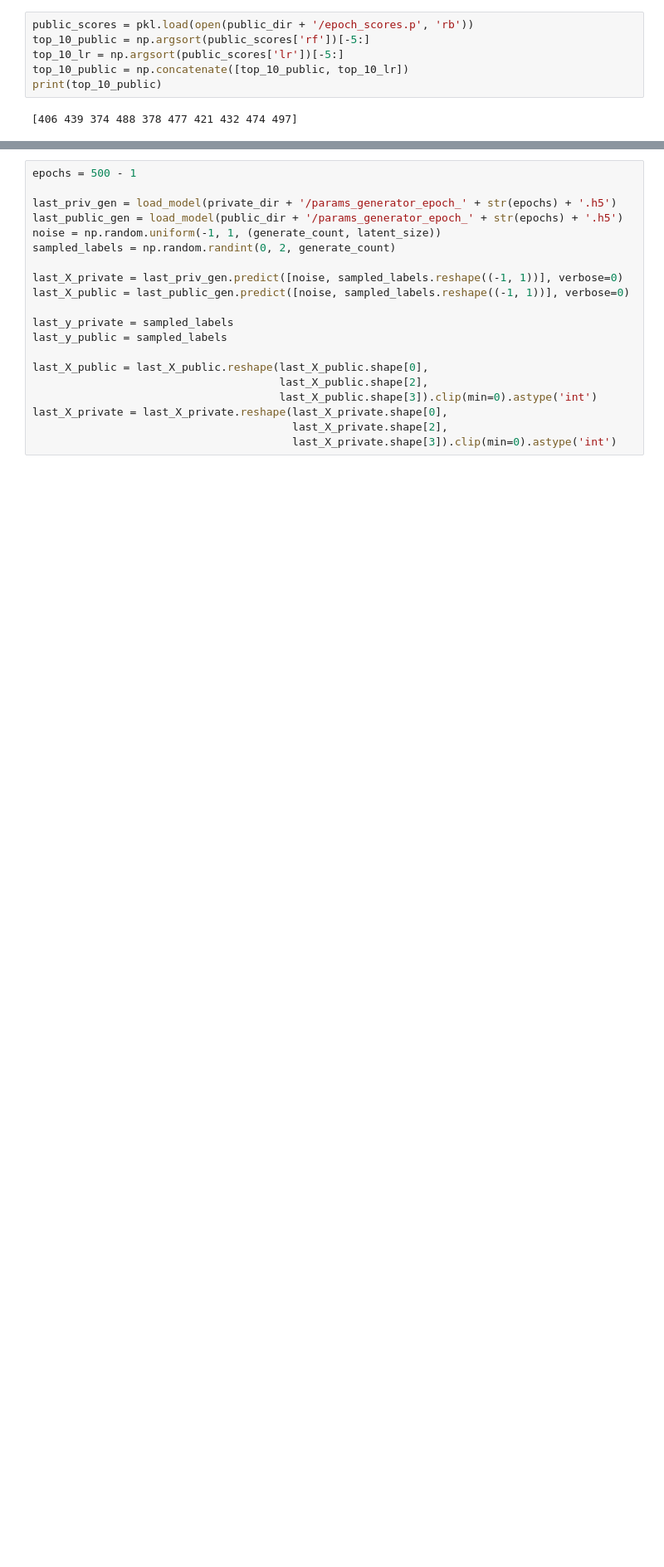
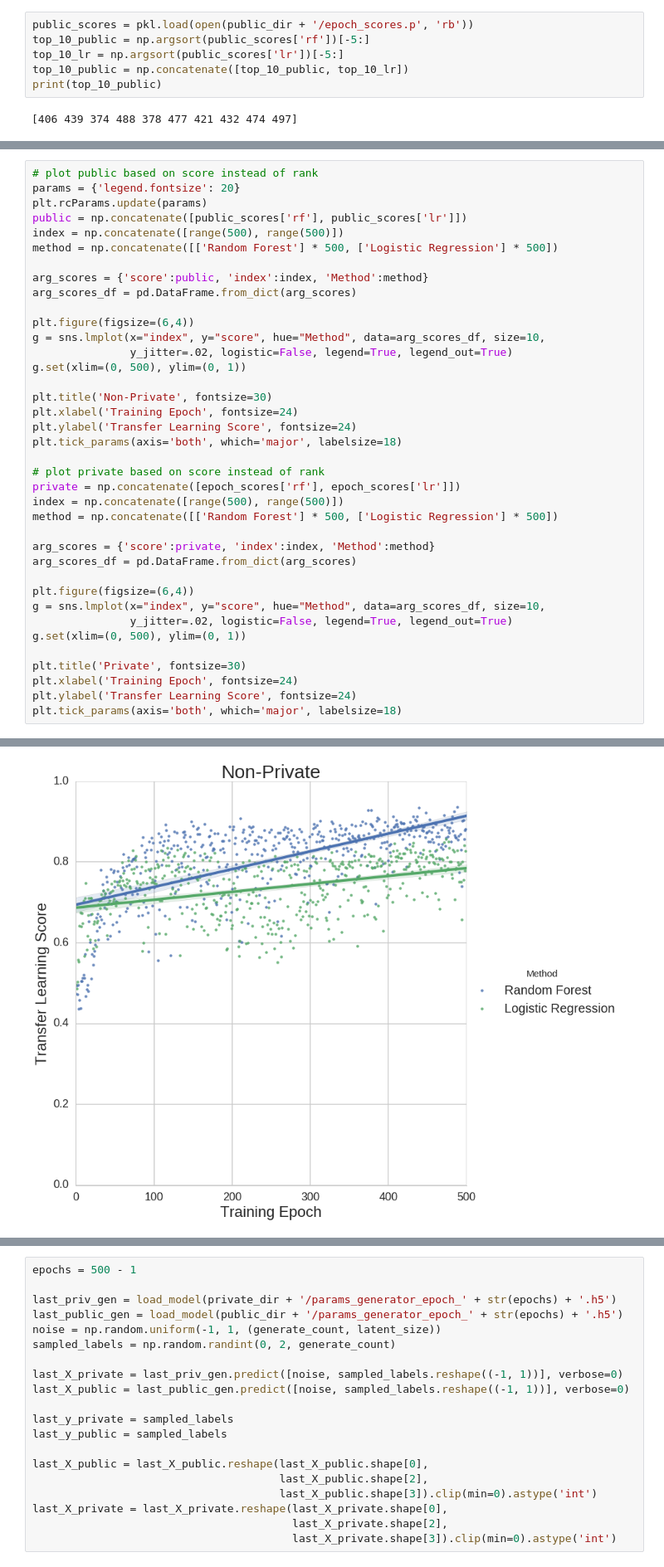
Before and after one commit to greenelab/SPRINT_gan, a Jupyter notebook: Analysis.ipynb, the cells around one changed output, grey strips where cells are left out. Shown at 83% size. Saved outputs shown, nothing was run; the diff lists cells and outputs as text; blank space fills up the shorter version.

```diff
--- a/Analysis.ipynb
+++ b/Analysis.ipynb
@@ -184,0 +178,39 @@ plt.tick_params(axis='both', which='major', labelsize=18)
+# %%
+# plot public based on score instead of rank
+params = {'legend.fontsize': 20}
+plt.rcParams.update(params)
+public = np.concatenate([public_scores['rf'], public_scores['lr']])
+index = np.concatenate([range(500), range(500)])
+method = np.concatenate([['Random Forest'] * 500, ['Logistic Regression'] * 500])
+
+arg_scores = {'score':public, 'index':index, 'Method':method}
+arg_scores_df = pd.DataFrame.from_dict(arg_scores)
+
+plt.figure(figsize=(6,4))
+g = sns.lmplot(x="index", y="score", hue="Method", data=arg_scores_df, size=10,
+               y_jitter=.02, logistic=False, legend=True, legend_out=True)
+g.set(xlim=(0, 500), ylim=(0, 1))
+
+plt.title('Non-Private', fontsize=30)
+plt.xlabel('Training Epoch', fontsize=24)
+plt.ylabel('Transfer Learning Score', fontsize=24)
+plt.tick_params(axis='both', which='major', labelsize=18)
+
+# plot private based on score instead of rank
+private = np.concatenate([epoch_scores['rf'], epoch_scores['lr']])
+index = np.concatenate([range(500), range(500)])
+method = np.concatenate([['Random Forest'] * 500, ['Logistic Regression'] * 500])
+
+arg_scores = {'score':private, 'index':index, 'Method':method}
+arg_scores_df = pd.DataFrame.from_dict(arg_scores)
+
+plt.figure(figsize=(6,4))
+g = sns.lmplot(x="index", y="score", hue="Method", data=arg_scores_df, size=10,
+               y_jitter=.02, logistic=False, legend=True, legend_out=True)
+g.set(xlim=(0, 500), ylim=(0, 1))
+
+plt.title('Private', fontsize=30)
+plt.xlabel('Training Epoch', fontsize=24)
+plt.ylabel('Transfer Learning Score', fontsize=24)
+plt.tick_params(axis='both', which='major', labelsize=18)
+# %% [output]
@@ -184,0 +218 @@ plt.tick_params(axis='both', which='major', labelsize=18)
+[figure, added]
```
Also changed, not shown: parts of 21 cells of this notebook, 4 other files.
